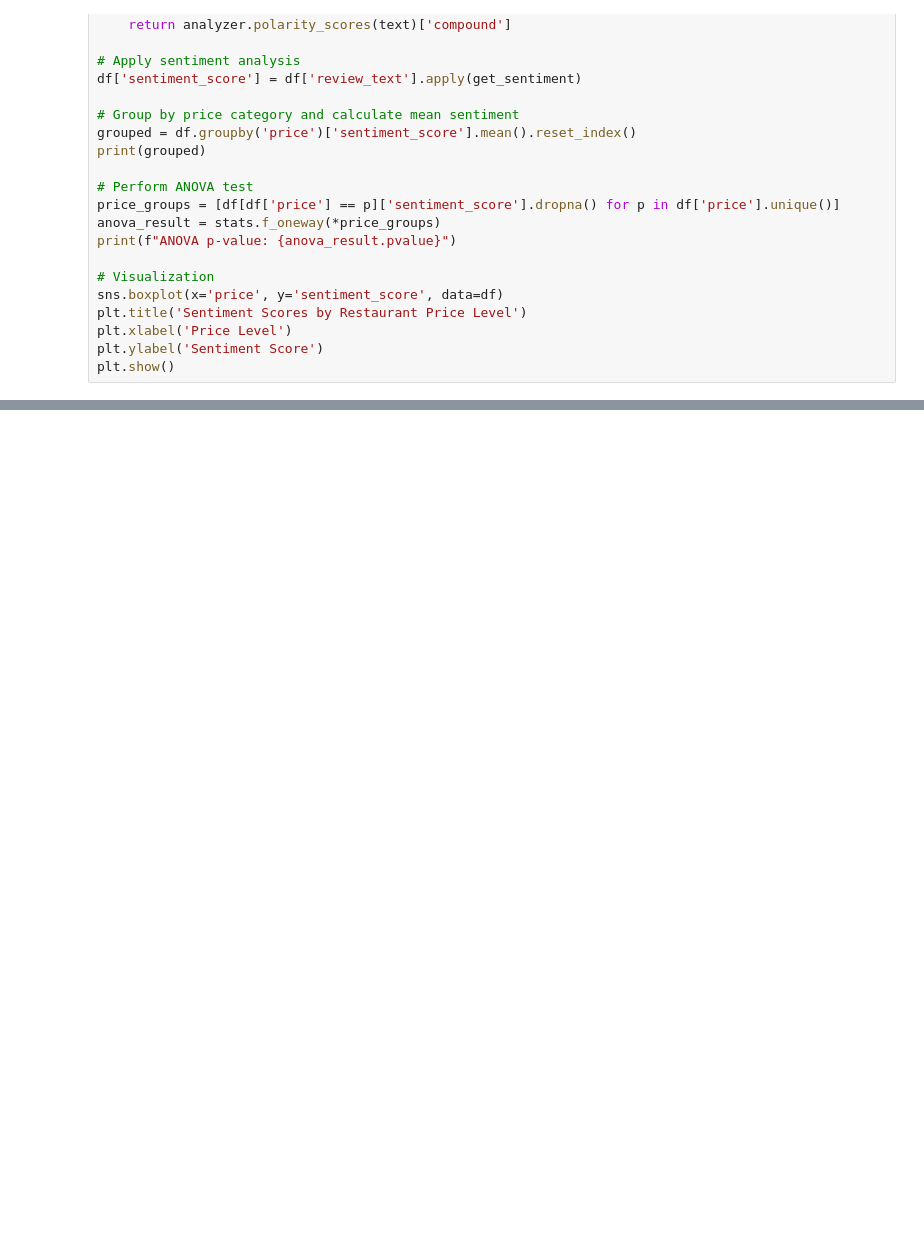
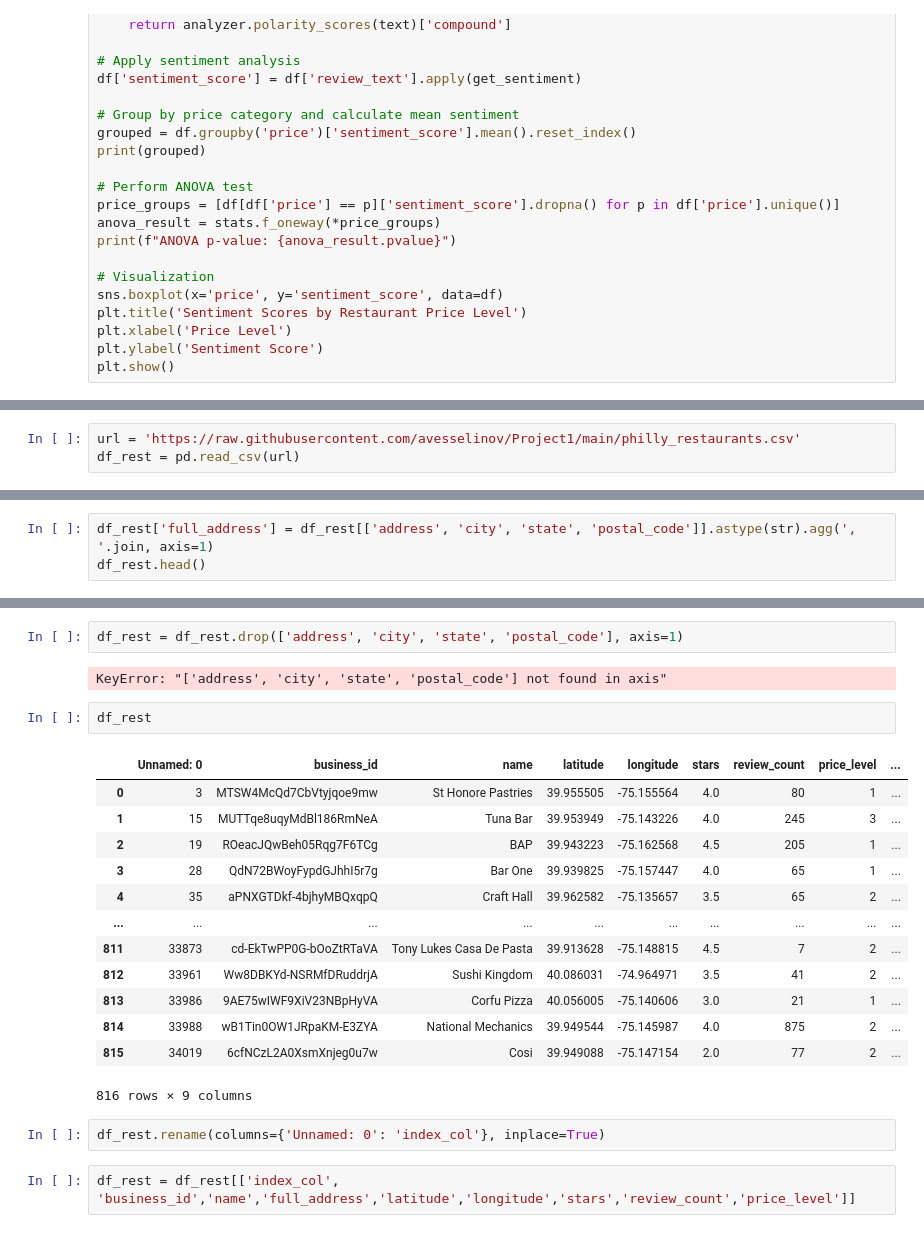
Before and after one commit to avesselinov/Project1, a Jupyter notebook: Project_1_Analysis_Plan.ipynb, the cells around one changed output, grey strips where cells are left out. Saved outputs shown, nothing was run; the diff lists cells and outputs as text; blank space fills up the shorter version.

```diff
--- a/Project_1_Analysis_Plan.ipynb
+++ b/Project_1_Analysis_Plan.ipynb
@@ -45,0 +46,3 @@ plt.show()
+# %%
+url = 'https://raw.githubusercontent.com/avesselinov/Project1/main/philly_restaurants.csv'
+df_rest = pd.read_csv(url)
@@ -45,0 +58,3 @@ plt.show()
+# %%
+df_rest['full_address'] = df_rest[['address', 'city', 'state', 'postal_code']].astype(str).agg(', '.join, axis=1)
+df_rest.head()
@@ -45,0 +68,24 @@ plt.show()
+# %%
+df_rest = df_rest.drop(['address', 'city', 'state', 'postal_code'], axis=1)
+# %% [output]
+KeyError: "['address', 'city', 'state', 'postal_code'] not found in axis"
+# %%
+df_rest
+# %% [output]
+|  | Unnamed: 0 | business_id | name | latitude | longitude | stars | review_count | price_level | ... |
+| 0 | 3 | MTSW4McQd7CbVtyjqoe9mw | St Honore Pastries | 39.955505 | -75.155564 | 4.0 | 80 | 1 | ... |
+| 1 | 15 | MUTTqe8uqyMdBl186RmNeA | Tuna Bar | 39.953949 | -75.143226 | 4.0 | 245 | 3 | ... |
+| 2 | 19 | ROeacJQwBeh05Rqg7F6TCg | BAP | 39.943223 | -75.162568 | 4.5 | 205 | 1 | ... |
+| 3 | 28 | QdN72BWoyFypdGJhhI5r7g | Bar One | 39.939825 | -75.157447 | 4.0 | 65 | 1 | ... |
+| 4 | 35 | aPNXGTDkf-4bjhyMBQxqpQ | Craft Hall | 39.962582 | -75.135657 | 3.5 | 65 | 2 | ... |
+| ... | ... | ... | ... | ... | ... | ... | ... | ... | ... |
+| 811 | 33873 | cd-EkTwPP0G-bOoZtRTaVA | Tony Lukes Casa De Pasta | 39.913628 | -75.148815 | 4.5 | 7 | 2 | ... |
+| 812 | 33961 | Ww8DBKYd-NSRMfDRuddrjA | Sushi Kingdom | 40.086031 | -74.964971 | 3.5 | 41 | 2 | ... |
+| 813 | 33986 | 9AE75wIWF9XiV23NBpHyVA | Corfu Pizza | 40.056005 | -75.140606 | 3.0 | 21 | 1 | ... |
+| 814 | 33988 | wB1Tin0OW1JRpaKM-E3ZYA | National Mechanics | 39.949544 | -75.145987 | 4.0 | 875 | 2 | ... |
+| 815 | 34019 | 6cfNCzL2A0XsmXnjeg0u7w | Cosi | 39.949088 | -75.147154 | 2.0 | 77 | 2 | ... |
+816 rows × 9 columns
+# %%
+df_rest.rename(columns={'Unnamed: 0': 'index_col'}, inplace=True)
+# %%
+df_rest = df_rest[['index_col', 'business_id','name','full_address','latitude','longitude','stars','review_count','price_level']]
```
Also changed, not shown: parts of 6 cells of this notebook.
